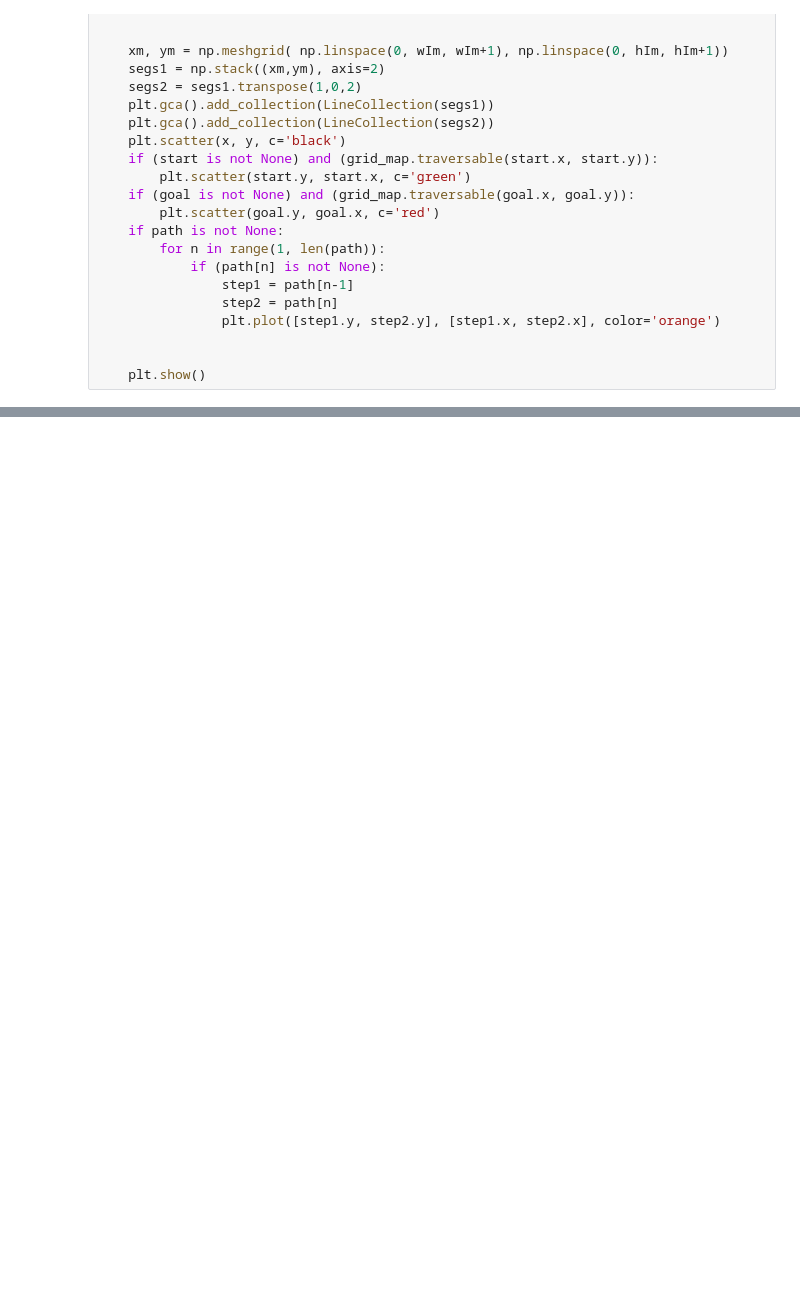
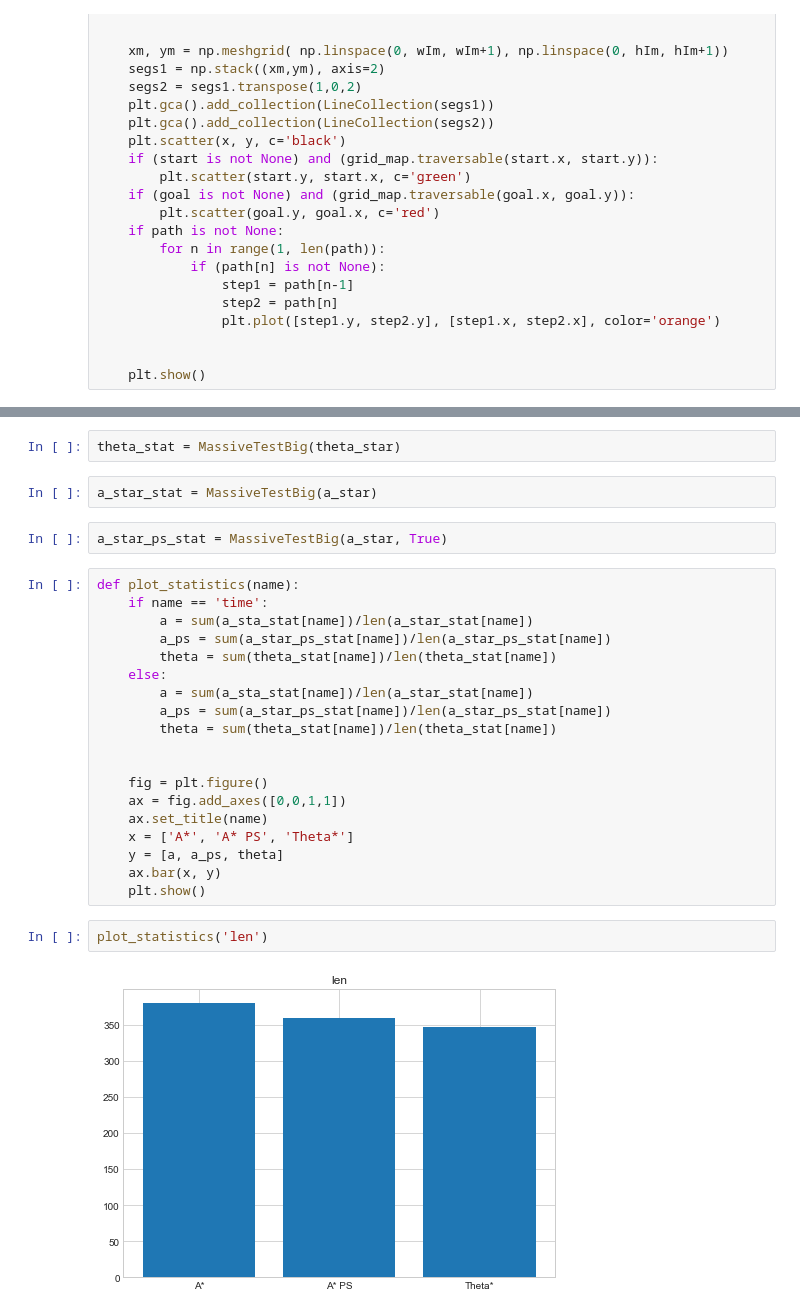
Before and after one commit to Tatiana-Golubeva/HS, a Jupyter notebook: theta_star_final.ipynb, the cells around one changed output, grey strips where cells are left out. Saved outputs shown, nothing was run; the diff lists cells and outputs as text; blank space fills up the shorter version.

```diff
--- a/theta_star_final.ipynb
+++ b/theta_star_final.ipynb
@@ -431,0 +582,29 @@ Wall time: 861 ms
+# %%
+theta_stat = MassiveTestBig(theta_star)
+# %%
+a_star_stat = MassiveTestBig(a_star)
+# %%
+a_star_ps_stat = MassiveTestBig(a_star, True)
+# %%
+def plot_statistics(name):
+    if name == 'time':
+        a = sum(a_sta_stat[name])/len(a_star_stat[name])
+        a_ps = sum(a_star_ps_stat[name])/len(a_star_ps_stat[name])
+        theta = sum(theta_stat[name])/len(theta_stat[name])
+    else:
+        a = sum(a_sta_stat[name])/len(a_star_stat[name])
+        a_ps = sum(a_star_ps_stat[name])/len(a_star_ps_stat[name])
+        theta = sum(theta_stat[name])/len(theta_stat[name])
+
+
+    fig = plt.figure()
+    ax = fig.add_axes([0,0,1,1])
+    ax.set_title(name)
+    x = ['A*', 'A* PS', 'Theta*']
+    y = [a, a_ps, theta]
+    ax.bar(x, y)
+    plt.show()
+# %%
+plot_statistics('len')
+# %% [output]
+[figure, added]
```
Also changed, not shown: parts of 17 cells of this notebook.
